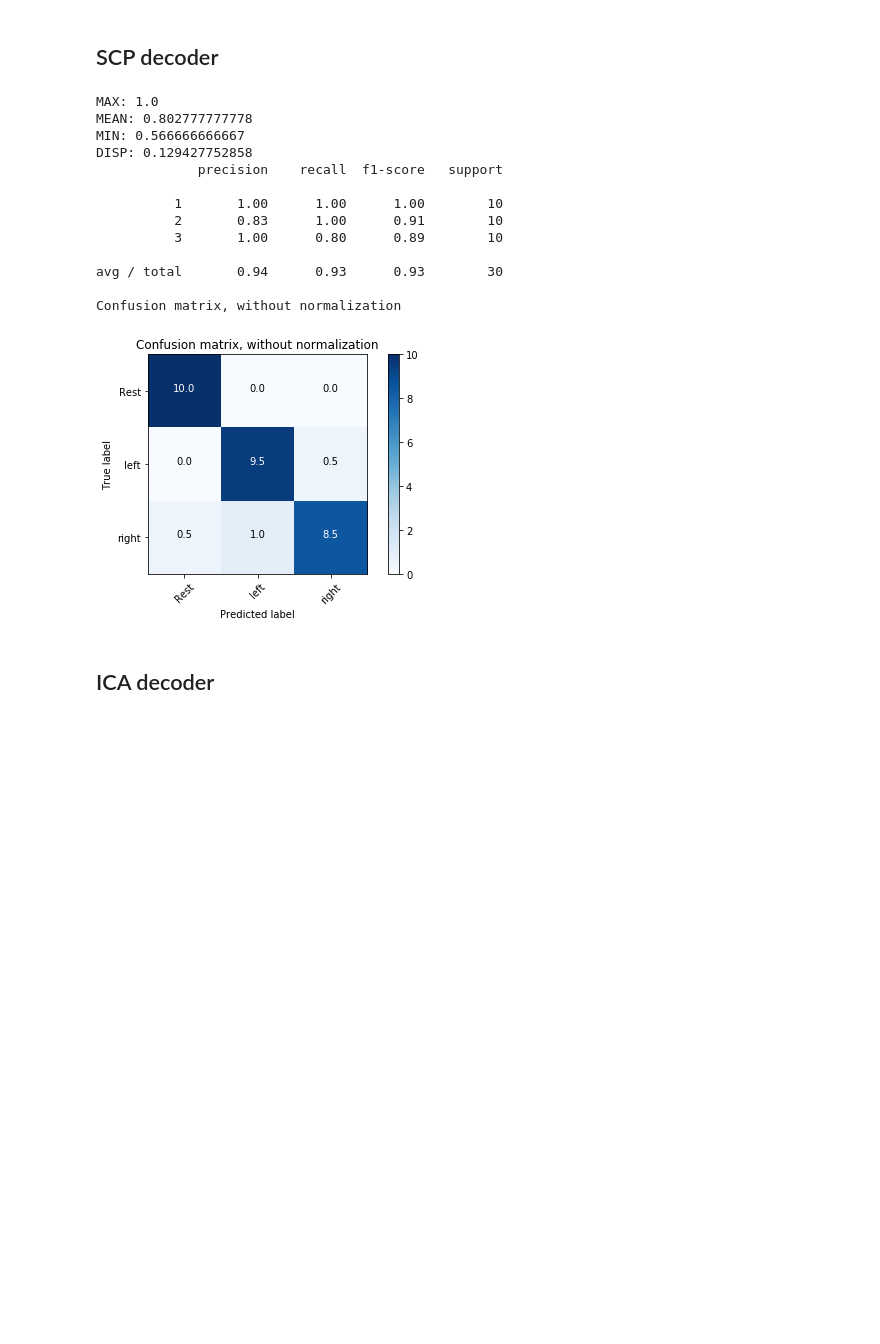
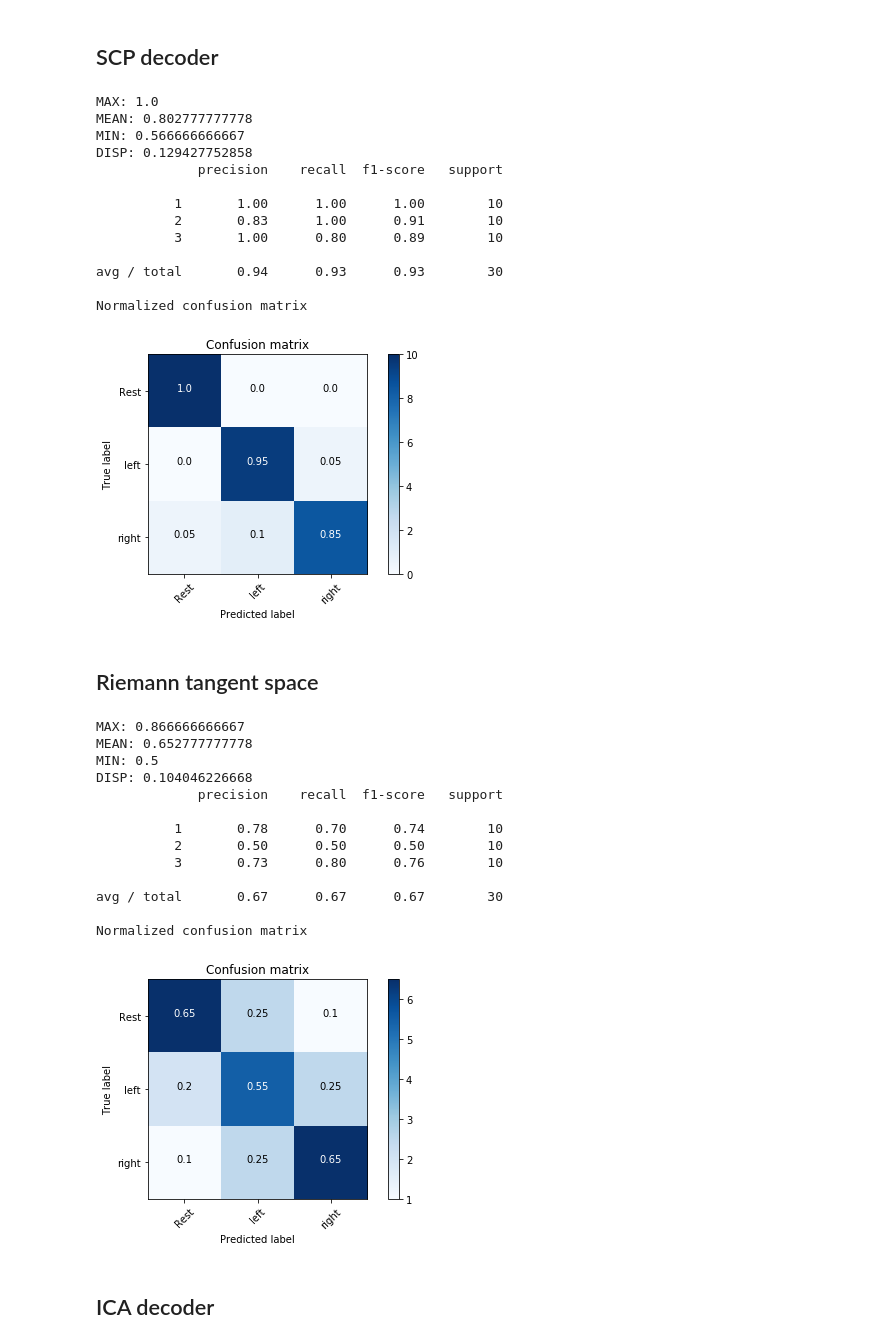
Before and after one commit to thisroot/eeglab, a Jupyter notebook: EEG_decoding_strategies.ipynb, the cells around one changed output. Cells and saved outputs as stored; diff of their text form; code cells hidden in the pictures; blank space fills up the shorter version.

```diff
--- a/EEG_decoding_strategies.ipynb
+++ b/EEG_decoding_strategies.ipynb
@@ -254,7 +265,7 @@ print "DISP:", np.std(scores)
 print classification_report[0]
 
 
-plot_mult_conf_matrices(confusion_matrix)
+plot_mult_conf_matrices(confusion_matrix,[u'Rest',u'left',u'right'])
 # %% [output]
 MAX: 1.0
 MEAN: 0.802777777778
@@ -268,5 +279,7 @@ DISP: 0.129427752858
 
 avg / total       0.94      0.93      0.93        30
 
-Confusion matrix, without normalization
+Normalized confusion matrix
-[figure, old version]
+[figure, new version]
+# %% [markdown]
+## Riemann tangent space
@@ -273,2 +289,48 @@ Confusion matrix, without normalization
+# %%
+Y_train = epochs.events[:,-1][:test_list[0]['Y_test'].shape[0]]
+X_train = epochs.get_data()[:test_list[0]['Y_test'].shape[0]]
+X_train = data_prep(X_train, 1000, 6, 16)
+
+# train classifier
+clf = TSclassifier(clf=LinearDiscriminantAnalysis())
+# compute covariance matricestest_list[i]['Y_test']
+data_cov = covariances(X_train, estimator='oas')
+clf.fit(data_cov , Y_train)
+
+
+scores = []
+classification_report = []
+confusion_matrix = []
+for i in range(0, len(test_list)):
+    X_test = data_prep(test_list[i]['X_test'][:test_list[0]['Y_test'].shape[0]], 1000, 6, 16)
+    X_test = covariances(X_test, estimator='oas')
+    Y_test = test_list[i]['Y_test'][:test_list[0]['Y_test'].shape[0]]
+    scores.append(clf.score(X_test,Y_test))
+    classification_report.append(metrics.classification_report(Y_test, clf.predict(X_test)))
+    confusion_matrix.append(metrics.confusion_matrix(Y_test,clf.predict(X_test)))
+
+print "MAX:", np.max(scores)
+print "MEAN:", np.mean(scores)
+print "MIN:", np.min(scores)
+print "DISP:", np.std(scores)
+print classification_report[0]
+
+
+plot_mult_conf_matrices(confusion_matrix,[u'Rest',u'left',u'right'])
+# %% [output]
+MAX: 0.866666666667
+MEAN: 0.652777777778
+MIN: 0.5
+DISP: 0.104046226668
+             precision    recall  f1-score   support
+
+          1       0.78      0.70      0.74        10
+          2       0.50      0.50      0.50        10
+          3       0.73      0.80      0.76        10
+
+avg / total       0.67      0.67      0.67        30
+
+Normalized confusion matrix
+[figure, added]
 # %% [markdown]
 ## ICA decoder
```
Also changed, not shown: parts of 7 cells of this notebook, 4 other files.
